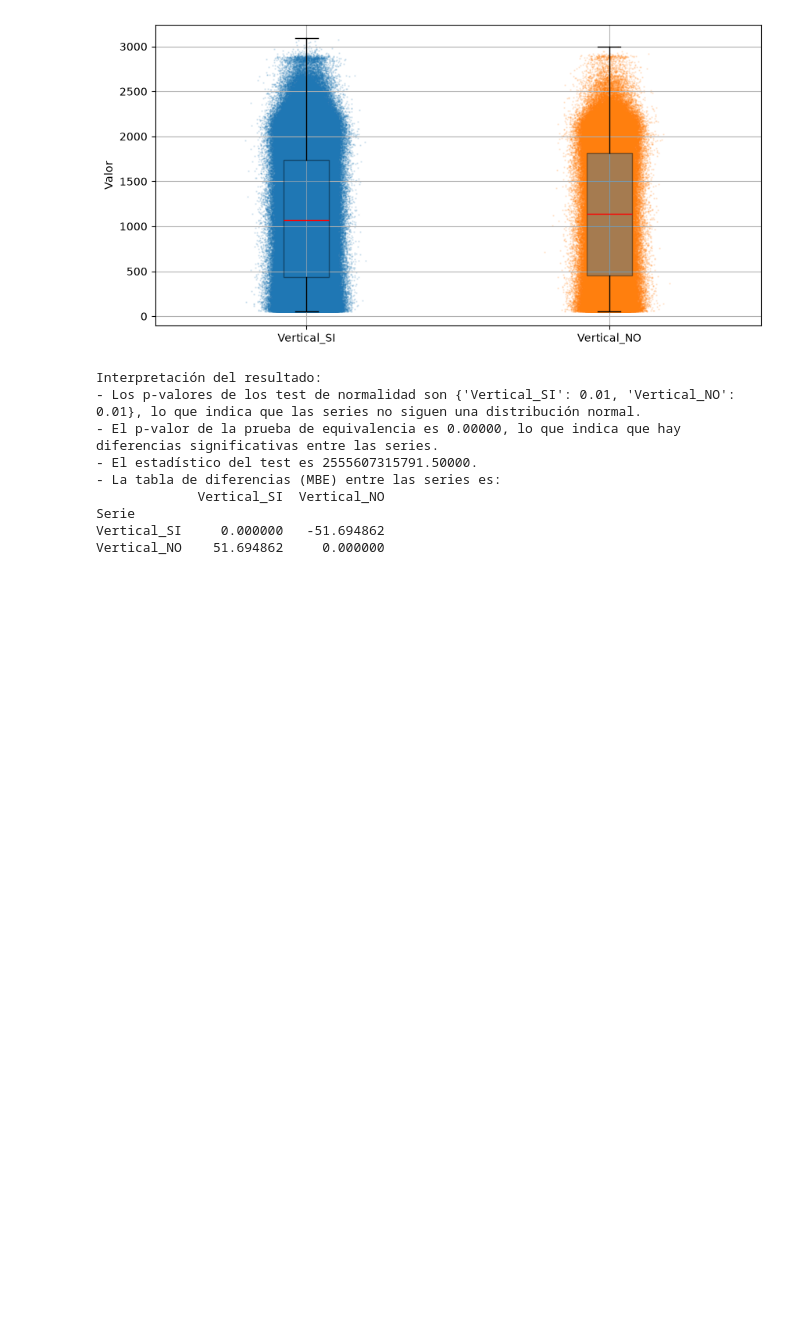
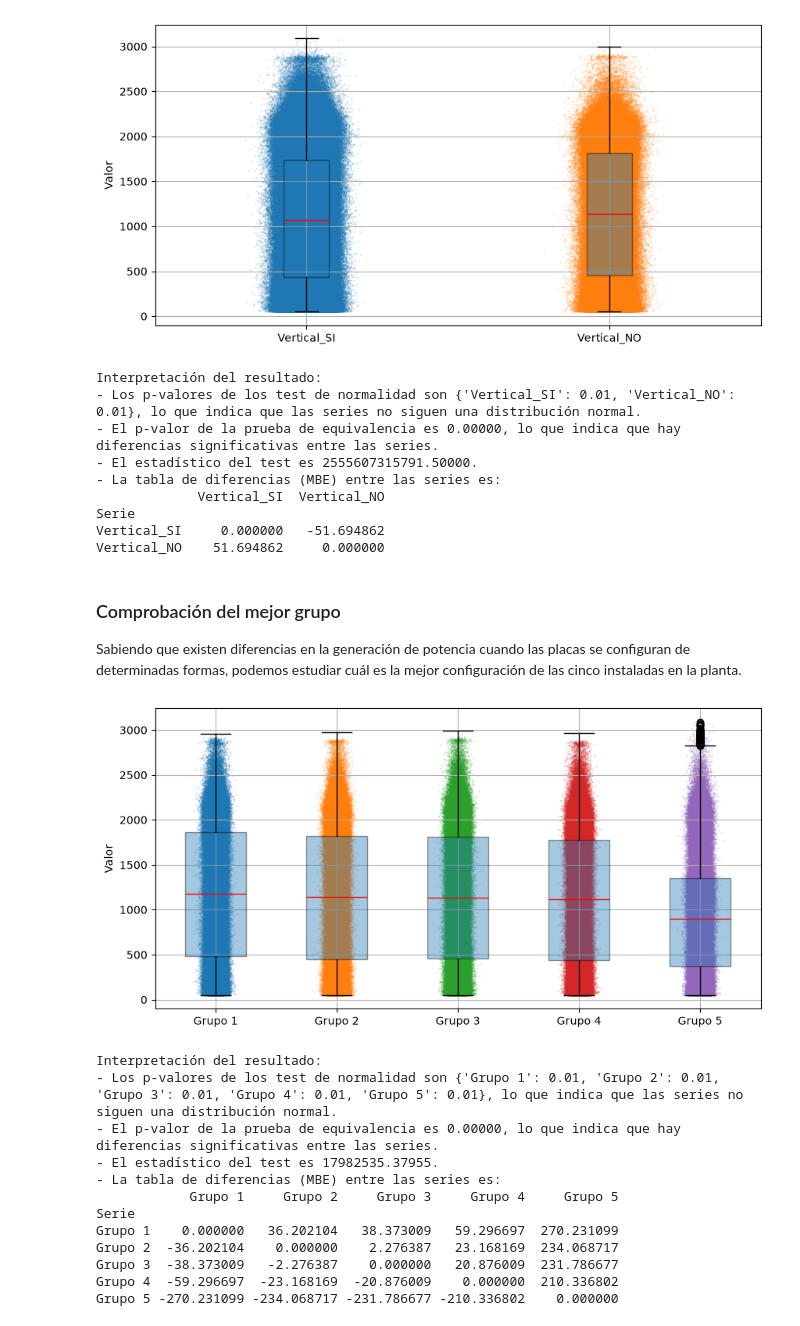
Before and after one commit to jcv00036/extracurriculares_simidat_scripts, a Jupyter notebook: cuadernos/estudio_disposiciones.ipynb, the cells around one changed output. Cells and saved outputs as stored; diff of their text form; code cells hidden in the pictures; blank space fills up the shorter version.

Commit message:
Comparacion entre grupos

```diff
--- a/cuadernos/estudio_disposiciones.ipynb
+++ b/cuadernos/estudio_disposiciones.ipynb
@@ -214,3 +118,30 @@ Interpretación del resultado:
 Serie
 Vertical_SI     0.000000   -51.694862
 Vertical_NO    51.694862     0.000000
+# %% [markdown]
+### Comprobación del mejor grupo
+
+Sabiendo que existen diferencias en la generación de potencia cuando las placas se configuran de determinadas formas, podemos estudiar cuál es la mejor configuración de las cinco instaladas en la planta.
+# %%
+df = dataframe()
+
+# Creo una variable por cada grupo para esta prueba
+for i in range(1,6):
+    df[f"G{i}"] = df["Grupo"].apply(lambda x: 1 if x == i else 0)
+
+_, _, _, _, _, tabla = est.interpretar_diferencias_series(*est.evaluar_diferencias_series(df, variable=COLUMNA_P, nombres_series=["Grupo 1", "Grupo 2", "Grupo 3", "Grupo 4", "Grupo 5"], variables_ficticias=["G1", "G2", "G3", "G4", "G5"]))
+ut.guardar_tabla_latex(tabla, f"{DIR_SALIDA}/vertical/tabla_diferencias_grupo.tex", "Diferencias de potencia entre grupos (en W)", "tab:diferencias_placas_grupo")
+# %% [output]
+[figure, added]
+Interpretación del resultado:
+- Los p-valores de los test de normalidad son {'Grupo 1': 0.01, 'Grupo 2': 0.01, 'Grupo 3': 0.01, 'Grupo 4': 0.01, 'Grupo 5': 0.01}, lo que indica que las series no siguen una distribución normal.
+- El p-valor de la prueba de equivalencia es 0.00000, lo que indica que hay diferencias significativas entre las series.
+- El estadístico del test es 17982535.37955.
+- La tabla de diferencias (MBE) entre las series es:
+            Grupo 1     Grupo 2     Grupo 3     Grupo 4     Grupo 5
+Serie
+Grupo 1    0.000000   36.202104   38.373009   59.296697  270.231099
+Grupo 2  -36.202104    0.000000    2.276387   23.168169  234.068717
+Grupo 3  -38.373009   -2.276387    0.000000   20.876009  231.786677
+Grupo 4  -59.296697  -23.168169  -20.876009    0.000000  210.336802
+Grupo 5 -270.231099 -234.068717 -231.786677 -210.336802    0.000000
```
Also changed, not shown: parts of 4 cells of this notebook.
